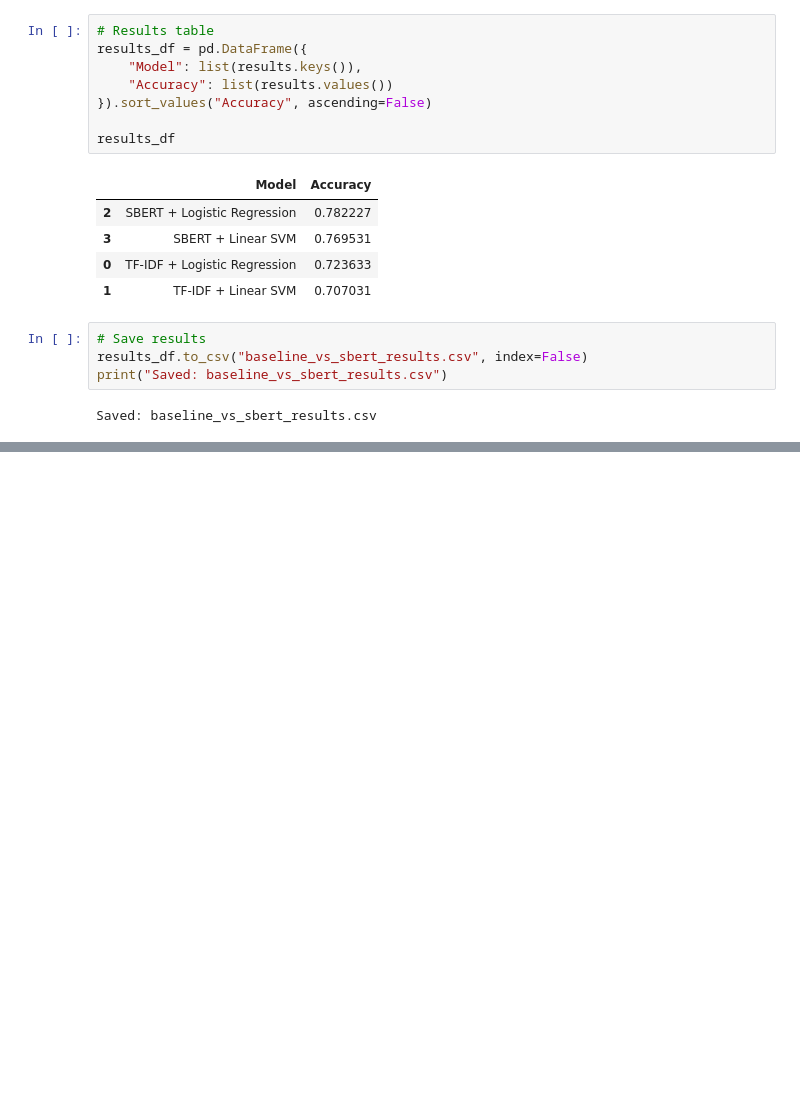
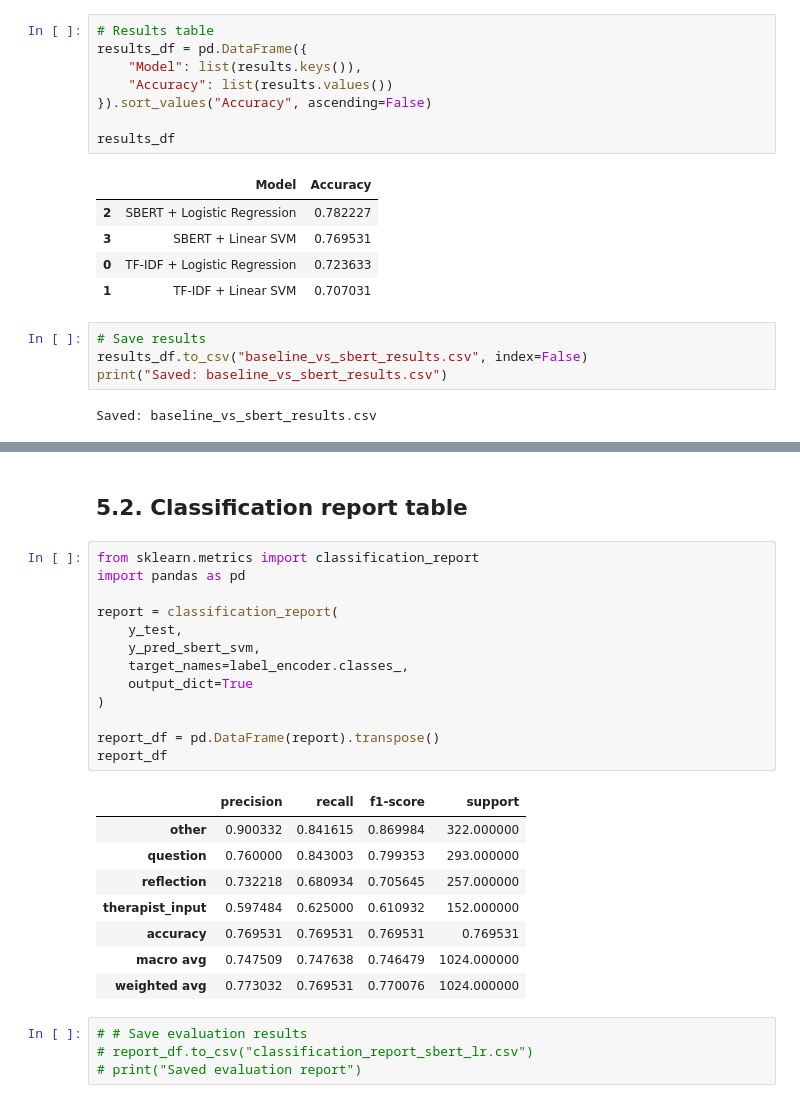
Before and after one commit to mthudangn/conversational-psychotherapy-fidelity, a Jupyter notebook: notebooks/thesis_pipeline.ipynb, the cells around one changed output, grey strips where cells are left out. Saved outputs shown, nothing was run; the diff lists cells and outputs as text; blank space fills up the shorter version.

```diff
--- a/notebooks/thesis_pipeline.ipynb
+++ b/notebooks/thesis_pipeline.ipynb
@@ -696,0 +731,28 @@ Saved: baseline_vs_sbert_results.csv
+# %% [markdown]
+## 5.2. Classification report table
+# %%
+from sklearn.metrics import classification_report
+import pandas as pd
+
+report = classification_report(
+    y_test,
+    y_pred_sbert_svm,
+    target_names=label_encoder.classes_,
+    output_dict=True
+)
+
+report_df = pd.DataFrame(report).transpose()
+report_df
+# %% [output]
+|  | precision | recall | f1-score | support |
+| other | 0.900332 | 0.841615 | 0.869984 | 322.000000 |
+| question | 0.760000 | 0.843003 | 0.799353 | 293.000000 |
+| reflection | 0.732218 | 0.680934 | 0.705645 | 257.000000 |
+| therapist_input | 0.597484 | 0.625000 | 0.610932 | 152.000000 |
+| accuracy | 0.769531 | 0.769531 | 0.769531 | 0.769531 |
+| macro avg | 0.747509 | 0.747638 | 0.746479 | 1024.000000 |
+| weighted avg | 0.773032 | 0.769531 | 0.770076 | 1024.000000 |
+# %%
+# # Save evaluation results
+# report_df.to_csv("classification_report_sbert_lr.csv")
+# print("Saved evaluation report")
```
Also changed, not shown: parts of 9 cells of this notebook.
